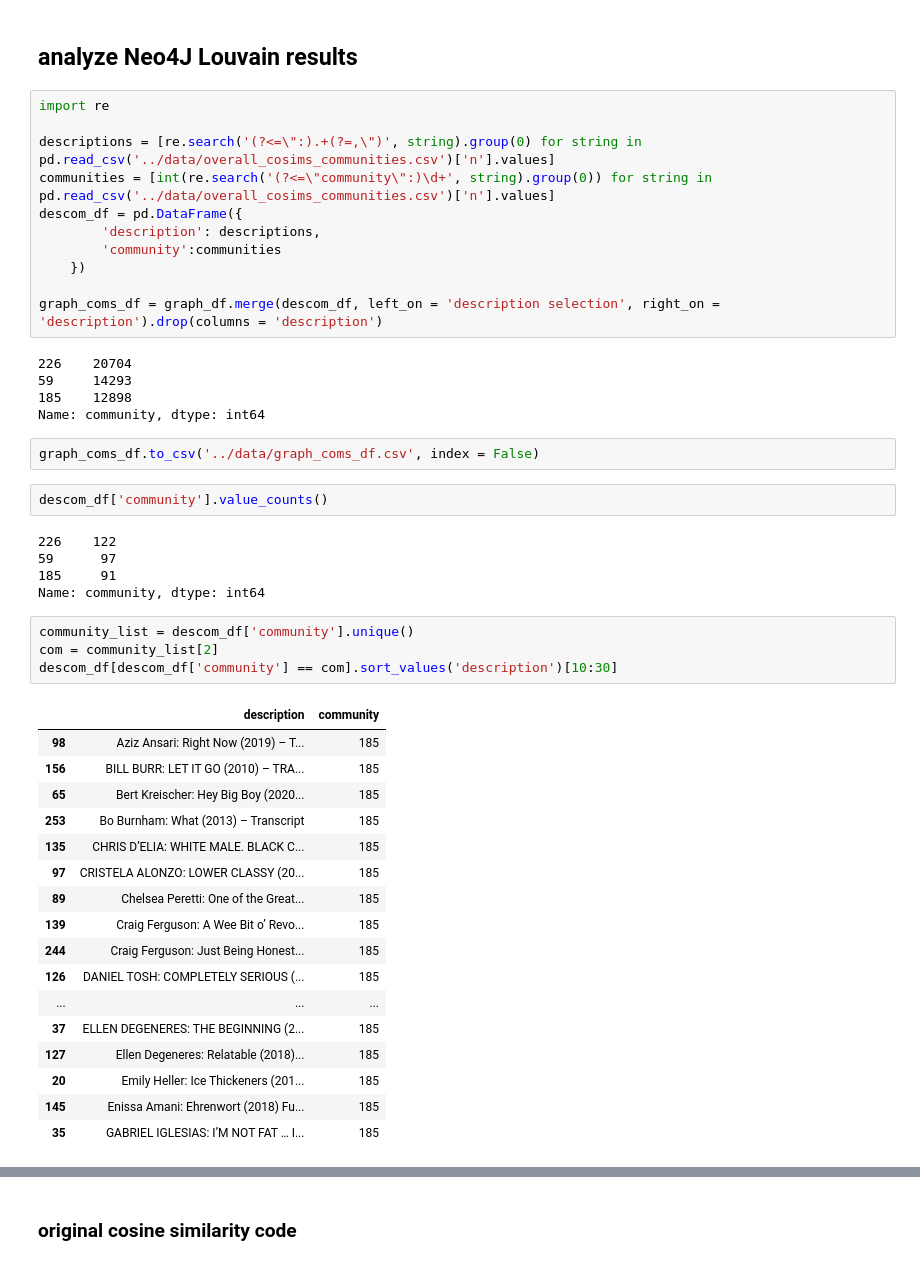
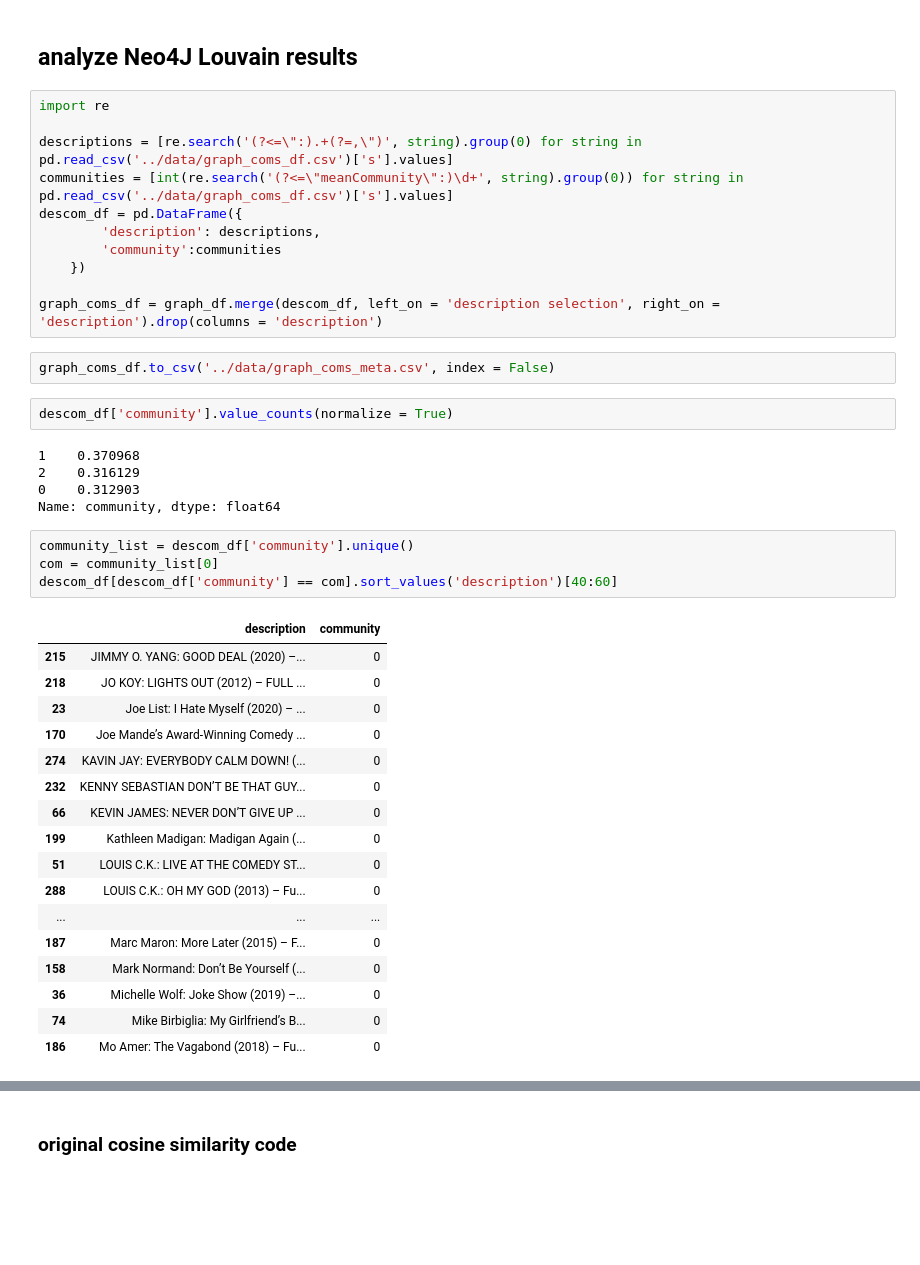
Before and after one commit to jrioross/standup-comedy-NLP, a Jupyter notebook: notebooks/06_clustering_and_recommendations.ipynb, the cells around one changed output, grey strips where cells are left out. Cells and saved outputs as stored; diff of their text form; blank space fills up the shorter version.

Commit message:
Fixed errors in cosims calculations. created louvain communities for each feature group and exported to csv.

```diff
--- a/notebooks/06_clustering_and_recommendations.ipynb
+++ b/notebooks/06_clustering_and_recommendations.ipynb
@@ -439,47 +410,42 @@ plt.show()
 # %%
 import re
 
-descriptions = [re.search('(?<=\":).+(?=,\")', string).group(0) for string in pd.read_csv('../data/overall_cosims_communities.csv')['n'].values]
-communities = [int(re.search('(?<=\"community\":)\d+', string).group(0)) for string in pd.read_csv('../data/overall_cosims_communities.csv')['n'].values]
+descriptions = [re.search('(?<=\":).+(?=,\")', string).group(0) for string in pd.read_csv('../data/graph_coms_df.csv')['s'].values]
+communities = [int(re.search('(?<=\"meanCommunity\":)\d+', string).group(0)) for string in pd.read_csv('../data/graph_coms_df.csv')['s'].values]
 descom_df = pd.DataFrame({
         'description': descriptions,
         'community':communities
     })
 
 graph_coms_df = graph_df.merge(descom_df, left_on = 'description selection', right_on = 'description').drop(columns = 'description')
-# %% [output]
-226    20704
-59     14293
-185    12898
-Name: community, dtype: int64
 # %%
-graph_coms_df.to_csv('../data/graph_coms_df.csv', index = False)
+graph_coms_df.to_csv('../data/graph_coms_meta.csv', index = False)
 # %%
-descom_df['community'].value_counts()
+descom_df['community'].value_counts(normalize = True)
 # %% [output]
-226    122
-59      97
-185     91
-Name: community, dtype: int64
+1    0.370968
+2    0.316129
+0    0.312903
+Name: community, dtype: float64
 # %%
 community_list = descom_df['community'].unique()
-com = community_list[2]
-descom_df[descom_df['community'] == com].sort_values('description')[10:30]
+com = community_list[0]
+descom_df[descom_df['community'] == com].sort_values('description')[40:60]
 # %% [output]
 |  | description | community |
-| 98 | Aziz Ansari: Right Now (2019) – T... | 185 |
-| 156 | BILL BURR: LET IT GO (2010) – TRA... | 185 |
-| 65 | Bert Kreischer: Hey Big Boy (2020... | 185 |
-| 253 | Bo Burnham: What (2013) – Transcript | 185 |
-| 135 | CHRIS D’ELIA: WHITE MALE. BLACK C... | 185 |
-| 97 | CRISTELA ALONZO: LOWER CLASSY (20... | 185 |
-| 89 | Chelsea Peretti: One of the Great... | 185 |
-| 139 | Craig Ferguson: A Wee Bit o’ Revo... | 185 |
-| 244 | Craig Ferguson: Just Being Honest... | 185 |
-| 126 | DANIEL TOSH: COMPLETELY SERIOUS (... | 185 |
+| 215 | JIMMY O. YANG: GOOD DEAL (2020) –... | 0 |
+| 218 | JO KOY: LIGHTS OUT (2012) – FULL ... | 0 |
+| 23 | Joe List: I Hate Myself (2020) – ... | 0 |
+| 170 | Joe Mande’s Award-Winning Comedy ... | 0 |
+| 274 | KAVIN JAY: EVERYBODY CALM DOWN! (... | 0 |
+| 232 | KENNY SEBASTIAN DON’T BE THAT GUY... | 0 |
+| 66 | KEVIN JAMES: NEVER DON’T GIVE UP ... | 0 |
+| 199 | Kathleen Madigan: Madigan Again (... | 0 |
+| 51 | LOUIS C.K.: LIVE AT THE COMEDY ST... | 0 |
+| 288 | LOUIS C.K.: OH MY GOD (2013) – Fu... | 0 |
 | ... | ... | ... |
-| 37 | ELLEN DEGENERES: THE BEGINNING (2... | 185 |
-| 127 | Ellen Degeneres: Relatable (2018)... | 185 |
-| 20 | Emily Heller: Ice Thickeners (201... | 185 |
-| 145 | Enissa Amani: Ehrenwort (2018) Fu... | 185 |
-| 35 | GABRIEL IGLESIAS: I’M NOT FAT … I... | 185 |
+| 187 | Marc Maron: More Later (2015) – F... | 0 |
+| 158 | Mark Normand: Don’t Be Yourself (... | 0 |
+| 36 | Michelle Wolf: Joke Show (2019) –... | 0 |
+| 74 | Mike Birbiglia: My Girlfriend’s B... | 0 |
+| 186 | Mo Amer: The Vagabond (2018) – Fu... | 0 |
```
Also changed, not shown: parts of 62 cells of this notebook, 5 other files.
